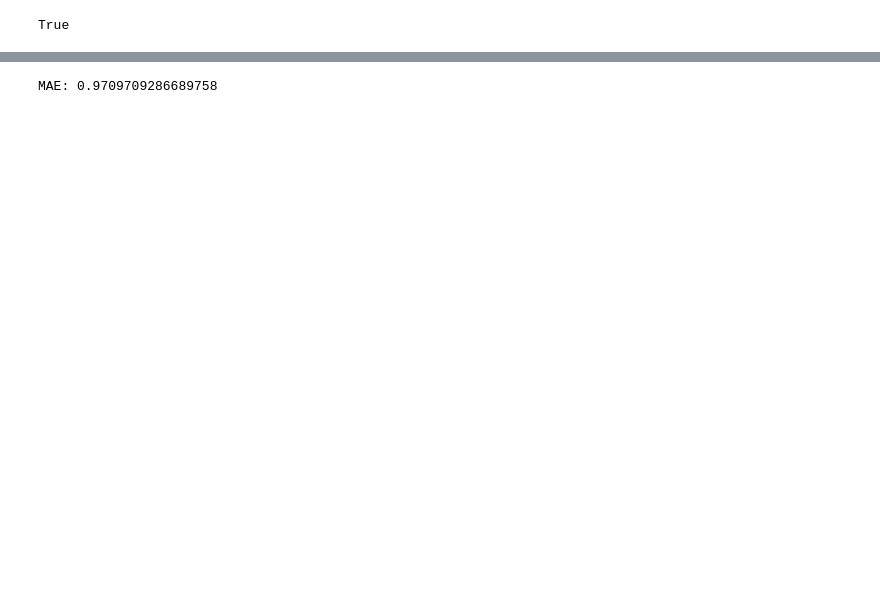
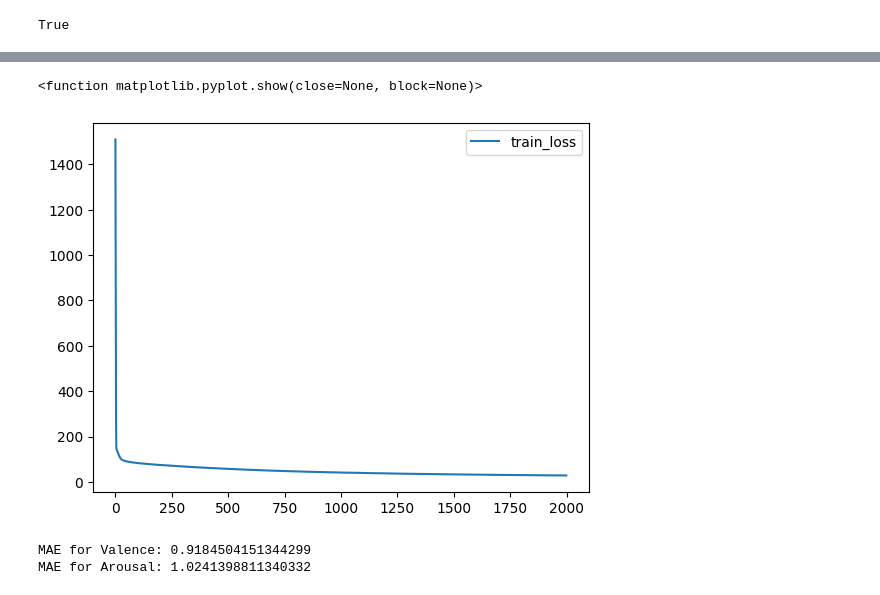
Before and after one commit to tomdonghu/Huggingface_Toturials, a Jupyter notebook: 0303.ipynb, the cells around one changed output, grey strips where cells are left out. Drawn from its saved outputs; the diff is of its cells as text; code cells hidden in the pictures; blank space fills up the shorter version.

```diff
--- a/0303.ipynb
+++ b/0303.ipynb
@@ -94,11 +115,12 @@ Name: 0, dtype: float64
 train_seq = torch.tensor(train_tokens['input_ids'])
 train_mask = torch.tensor(train_tokens['attention_mask'])
 # print([i for i in y_train['Valence_Mean']])
-train_y = torch.tensor([i for i in y_train['Valence_Mean']])
-
+# train_y = torch.tensor([i for i in y_train['Valence_Mean']])
+train_y = torch.tensor([(i, j) for i, j in zip(y_train['Valence_Mean'], y_train['Arousal_Mean'])])
 test_seq = torch.tensor(test_tokens['input_ids'])
 test_mask = torch.tensor(test_tokens['attention_mask'])
-test_y = torch.tensor([i for i in y_test['Valence_Mean']])
+#test_y = torch.tensor([i for i in y_test['Valence_Mean']])
+test_y = torch.tensor([(i, j) for i, j in zip(y_test['Valence_Mean'], y_test['Arousal_Mean'])])
 # %%
 from torch.utils.data import TensorDataset, RandomSampler, DataLoader
 # %%
@@ -132,7 +154,6 @@ from sklearn.utils.class_weight import compute_class_weight
 #         _, cls_hs = self.bert(sent_id, attention_mask=mask)
 #         return self.fc1(cls_hs).squeeze()  # remove the last dimension of size 1
 
-
 class BertRegressor(nn.Module):
     def __init__(self, bert):
         super().__init__()
@@ -140,7 +161,7 @@ class BertRegressor(nn.Module):
         self.fc1 = nn.Linear(768, 128)  # add a linear layer with output size 128
         self.relu = nn.ReLU()  # add ReLU activation function
         self.fc2 = nn.Linear(128, 128)  # output one continuous value
-        self.fc3 = nn.Linear(128, 1)  # output one continuous value
+        self.fc3 = nn.Linear(128, 2)  # output one continuous value
 
     def forward(self, sent_id, mask):
         _, cls_hs = self.bert(sent_id, attention_mask=mask)
@@ -148,23 +169,8 @@ class BertRegressor(nn.Module):
         x = self.relu(x)  # apply ReLU activation
         x = self.fc2(x)
         x = self.relu(x)  # apply ReLU activation
-        return self.fc3(x).squeeze()  # remove the last dimension of size 1
-
-
-# class BertRegressor(nn.Module):
-#     def __init__(self, bert):
-#         super().__init__()
-#         self.bert = bert
-#         self.fc1 = nn.Linear(768, 128)  # input 768, output 128
-#         self.relu = nn.ReLU()
-#         self.fc2 = nn.Linear(128, 1)  # input 128, output 1
-
-#     def forward(self, sent_id, mask):
-#         _, cls_hs = self.bert(sent_id, attention_mask=mask)
-#         x = self.fc1(cls_hs)
-#         x = self.relu(x)
-#         x = self.fc2(x)
-#         return x.squeeze()
+        # return self.fc3(x).squeeze()  # remove the last dimension of size 1
+        return self.fc3(x)
 # %%
 model = BertRegressor(bert)
 model = model.cuda()
@@ -178,8 +182,11 @@ criterion = nn.MSELoss()
+# %%
+#criterion = nn.MSELoss()
+criterion = nn.MSELoss(reduction='sum')
 # %%
 from tqdm import tqdm
 # %%
-epochs = 200
-
+epochs = 500
+losses = []
 for e in range(epochs):
     train_loss = 0.0
     for batch in tqdm(trainloader):
@@ -195,5 +202,6 @@ for e in range(epochs):
         torch.nn.utils.clip_grad_norm_(model.parameters(), 1.0)
 
         optimizer.step()
+    losses.append(train_loss / len(trainloader))
     print(f'Epoch:{e+1}\t\tTraining Loss: {train_loss / len(trainloader)}')
 # %% [output]
@@ -212,2 +220,11 @@ Epoch:12                Training Loss: 3.1121986114753866
 ... (88 outputs left out)
+# %%
+from matplotlib import pyplot as plt
+plt.plot(losses, label='train_loss')
+
+plt.legend()
+plt.show
+# %% [output]
+<function matplotlib.pyplot.show(close=None, block=None)>
+[figure, added]
 # %%
@@ -229,18 +246,34 @@ for batch in tqdm(testloader):
 #最后，我们将MAE打印出来。
 from sklearn.metrics import mean_absolute_error
 
-pred_label = []
-true_label = []
+# pred_label = []
+# true_label = []
+pred_label_1 = []
+pred_label_2 = []
+true_label_1 = []
+true_label_2 = []
 for batch in tqdm(testloader):
     batch = [i.cuda() for i in batch]
     sent_id, masks, labels = batch
 
     preds = model(sent_id, masks)
-    pred_label.extend(preds.detach().cpu().numpy())
-    true_label.extend(labels.detach().cpu().numpy())
+    # pred_label.extend(preds.detach().cpu().numpy())
+    # true_label.extend(labels.detach().cpu().numpy())
+    pred_label_1.extend(preds[:, 0].detach().cpu().numpy())
+    pred_label_2.extend(preds[:, 1].detach().cpu().numpy())
+    true_label_1.extend(labels[:, 0].detach().cpu().numpy())
+    true_label_2.extend(labels[:, 1].detach().cpu().numpy())
 
-mae = mean_absolute_error(true_label, pred_label)
-print(f'MAE: {mae}')
+# mae = mean_absolute_error(true_label, pred_label)
+mae_1 = mean_absolute_error(true_label_1, pred_label_1)
+mae_2 = mean_absolute_error(true_label_2, pred_label_2)
+
+#print(f'MAE: {mae}')
+
+print(f'MAE for Valence: {mae_1}')
+print(f'MAE for Arousal: {mae_2}')
+#Ckipall2000,MAE for Valence: 0.9184504151344299,MAE for Arousal: 1.0241398811340332
 # %% [output]
-MAE: 0.9709709286689758
+MAE for Valence: 0.9184504151344299
+MAE for Arousal: 1.0241398811340332
 # %%
```
Also changed, not shown: parts of 13 cells of this notebook, 5 other files.
